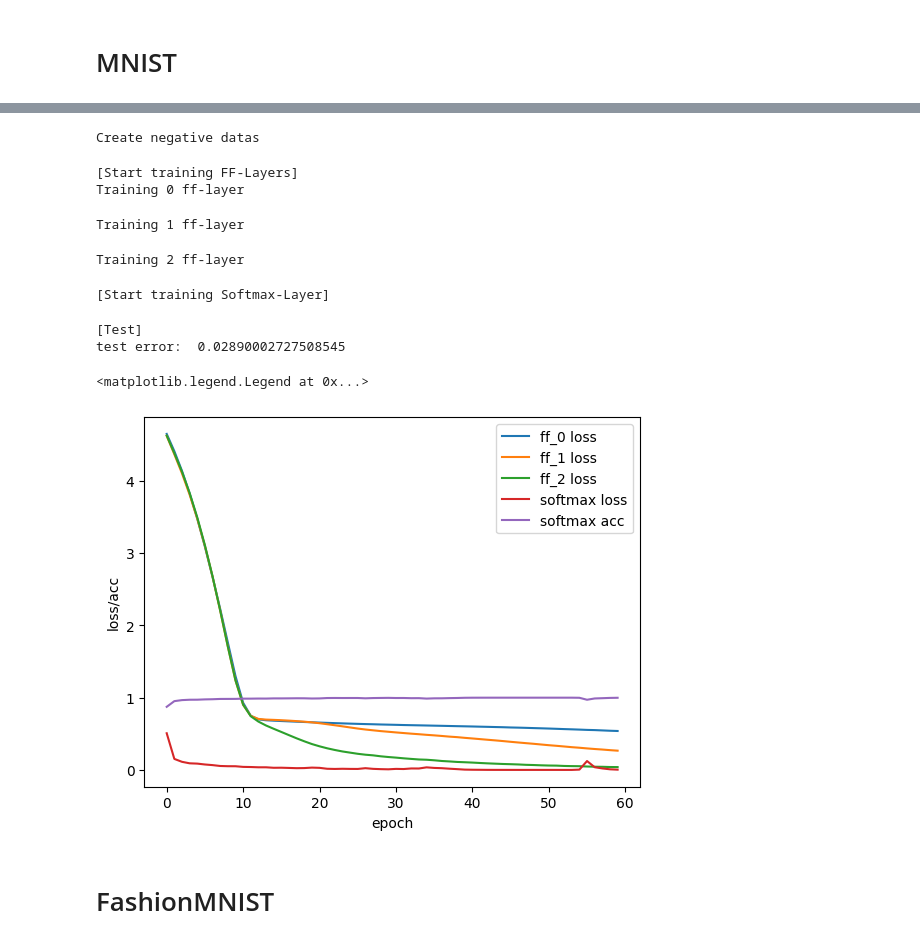
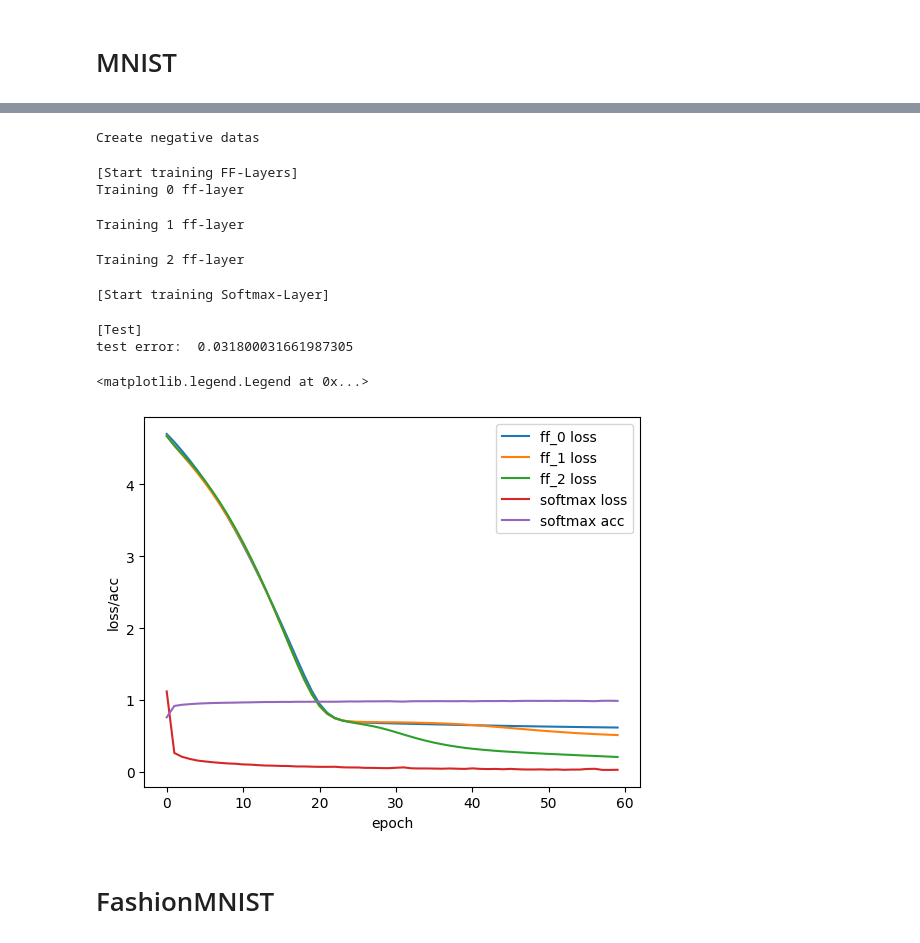
Before and after one commit to tworiver0931/Forward-Forward-Algorithm, a Jupyter notebook: train.ipynb, the cells around one changed output, grey strips where cells are left out. Cells and saved outputs as stored; diff of their text form; code cells hidden in the pictures.

```diff
--- a/train.ipynb
+++ b/train.ipynb
@@ -61,36 +76,36 @@ trainer = RFTrainer(
     kernel_size_list=[(10, 10), (2, 2), (2, 2)],
     strides_list=[(6, 6), (1, 1), (1, 1)],
     out_dim=10,
     threshold=10,
     lr=0.001,
-    batch_size=512,
+    batch_size=1000,
     epochs=60,
     dropout=0,
     device='cuda:0'
     )
 
 trainer.train()
 
 trainer.test(test_set)
 
 plt.xlabel('epoch')
 plt.ylabel('loss/acc')
 for i, row in enumerate(trainer.ffnn_his):
   plt.plot(row, label=f'ff_{i} loss')
 plt.plot(trainer.softmax_his['loss'], label='softmax loss')
 plt.plot(trainer.softmax_his['acc'], label='softmax acc')
 plt.legend()
 # %% [output]
 Create negative datas
 [Start training FF-Layers]
 Training 0 ff-layer
 Training 1 ff-layer
 Training 2 ff-layer
 [Start training Softmax-Layer]
 [Test]
-test error:  0.02890002727508545
+test error:  0.031800031661987305
 <matplotlib.legend.Legend at 0x...>
-[figure, old version]
+[figure, new version]
 # %% [markdown]
 # FashionMNIST
 # %%
```
Also changed, not shown: parts of 5 cells of this notebook, 2 other files.
